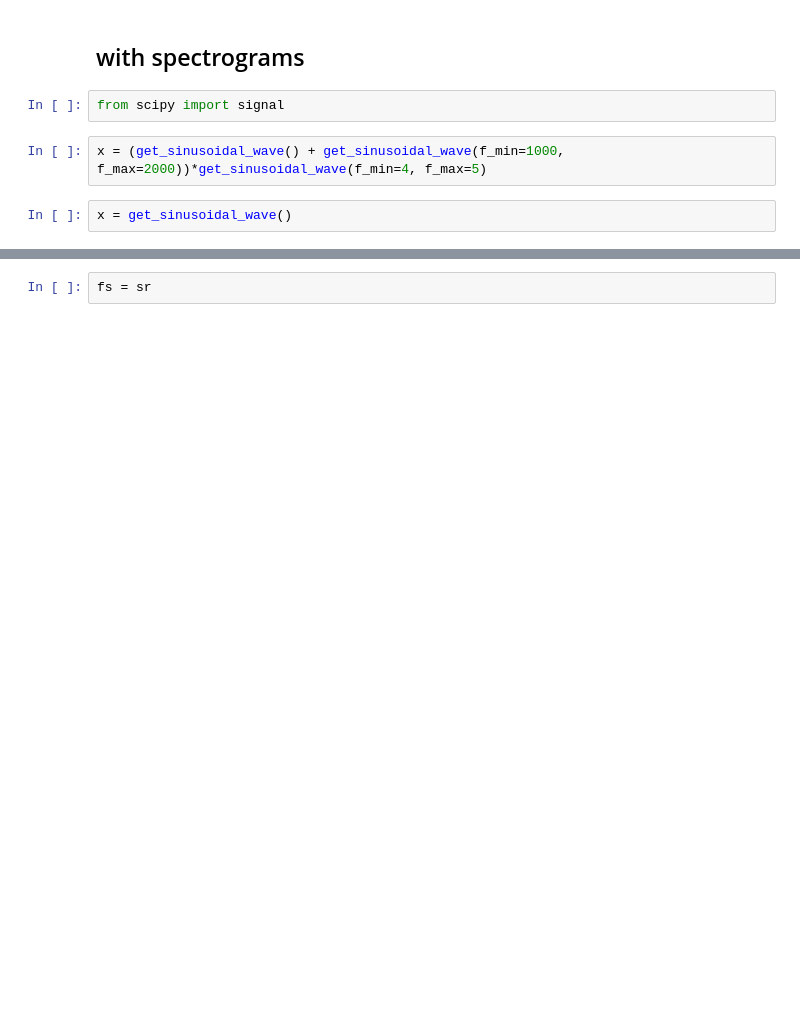
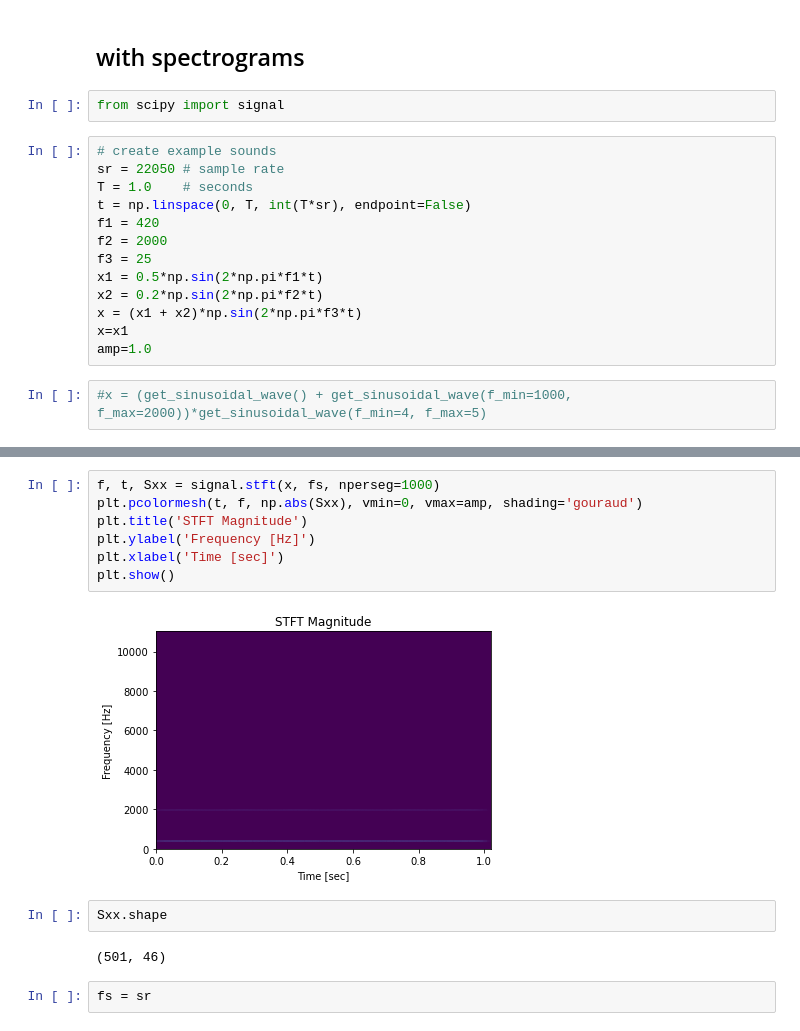
Before and after one commit to Tompolompo/DJ-GAN, a Jupyter notebook: notebook.ipynb, the cells around one changed output, grey strips where cells are left out. Saved outputs shown, nothing was run; the diff lists cells and outputs as text; blank space fills up the shorter version.

```diff
--- a/notebook.ipynb
+++ b/notebook.ipynb
@@ -481,7 +508,18 @@ for j in range(len(freq_list)):
 ## with spectrograms
 # %%
 from scipy import signal
+# %%
+# create example sounds
+sr = 22050 # sample rate
+T = 1.0    # seconds
+t = np.linspace(0, T, int(T*sr), endpoint=False)
+f1 = 420
+f2 = 2000
+f3 = 25
+x1 = 0.5*np.sin(2*np.pi*f1*t)
+x2 = 0.2*np.sin(2*np.pi*f2*t)
+x = (x1 + x2)*np.sin(2*np.pi*f3*t)
+x=x1
+amp=1.0
 # %%
-x = (get_sinusoidal_wave() + get_sinusoidal_wave(f_min=1000, f_max=2000))*get_sinusoidal_wave(f_min=4, f_max=5)
+#x = (get_sinusoidal_wave() + get_sinusoidal_wave(f_min=1000, f_max=2000))*get_sinusoidal_wave(f_min=4, f_max=5)
-# %%
-x = get_sinusoidal_wave()
@@ -492,3 +537,16 @@ IPython.display.Audio(x, rate=sr, autoplay=True)
+# %%
+f, t, Sxx = signal.stft(x, fs, nperseg=1000)
+plt.pcolormesh(t, f, np.abs(Sxx), vmin=0, vmax=amp, shading='gouraud')
+plt.title('STFT Magnitude')
+plt.ylabel('Frequency [Hz]')
+plt.xlabel('Time [sec]')
+plt.show()
+# %% [output]
+[figure, added]
+# %%
+Sxx.shape
+# %% [output]
+(501, 46)
 # %%
 fs = sr
 # %%
```
Also changed, not shown: parts of 52 cells of this notebook, 3 other files.
